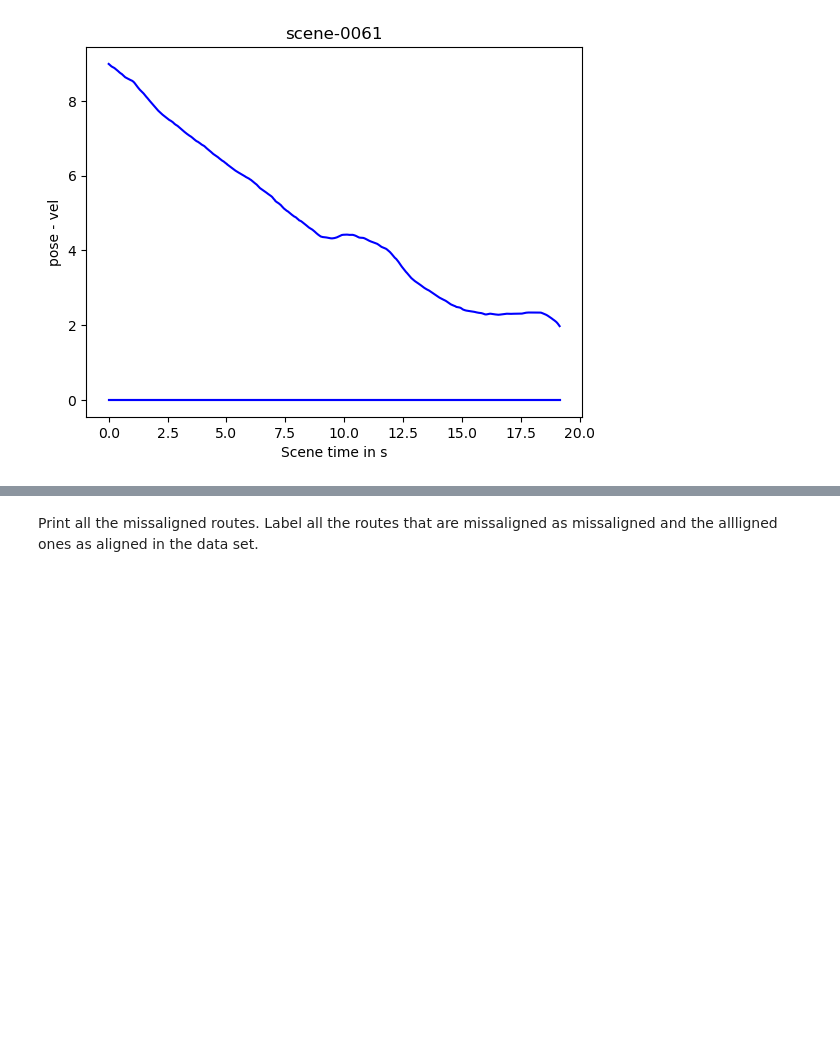
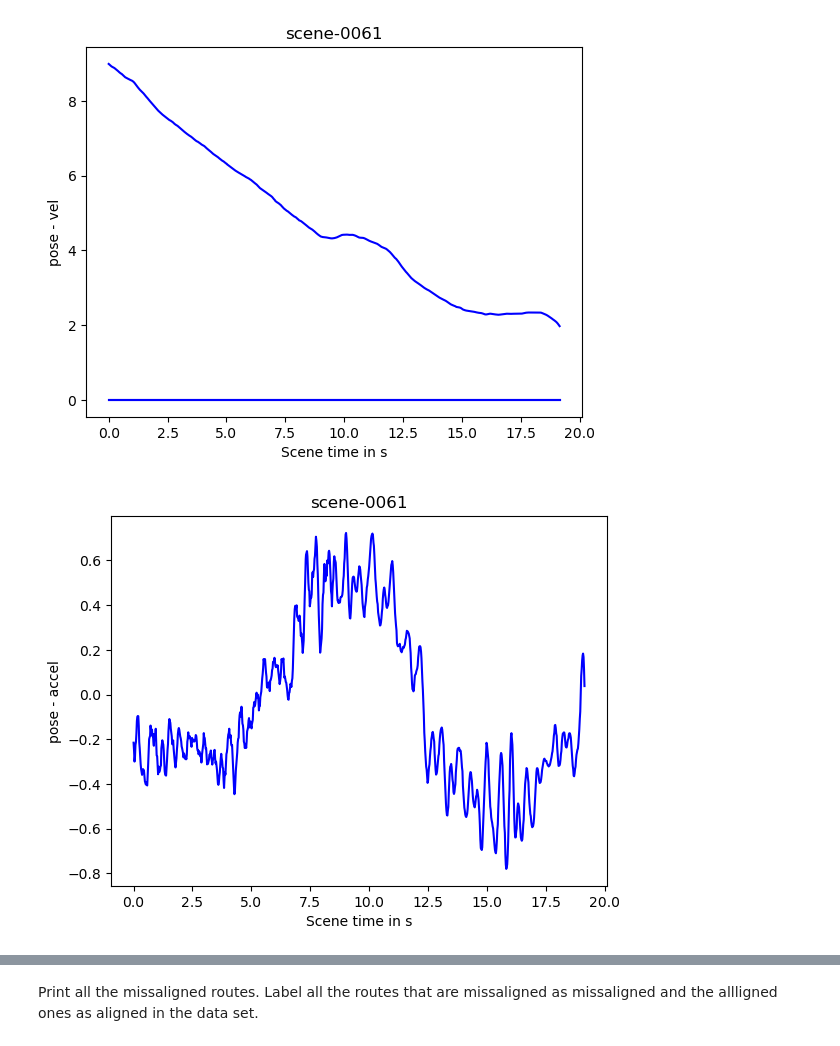
Before and after one commit to agathepetillot/UG4-Honours-Project, a Jupyter notebook: Plots.ipynb, the cells around one changed output, grey strips where cells are left out. Cells and saved outputs as stored; diff of their text form; code cells hidden in the pictures; blank space fills up the shorter version.

```diff
--- a/Plots.ipynb
+++ b/Plots.ipynb
@@ -61,6 +61,12 @@ key_name = 'vel'
 nusc_can.plot_message_data(scene_name, message_name, key_name)
 # %% [output]
 [figure]
+# %%
+message_name = 'pose'
+key_name = 'accel'
+nusc_can.plot_message_data(scene_name, message_name, key_name, dimension=1)
+# %% [output]
+[figure, added]
 # %%
 message_name = 'zoesensors'
 key_name = 'brake_sensor'
```
Also changed, not shown: parts of 5 cells of this notebook, 1 other file.
